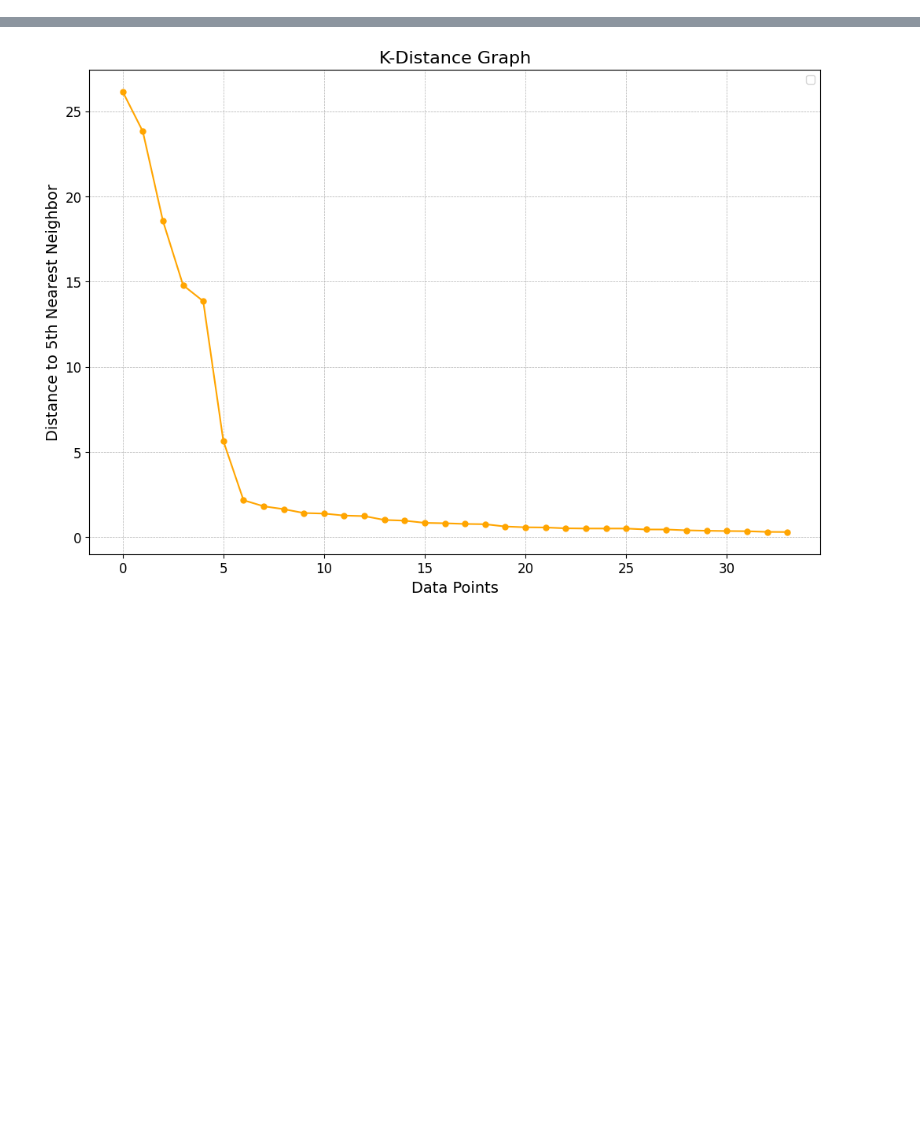
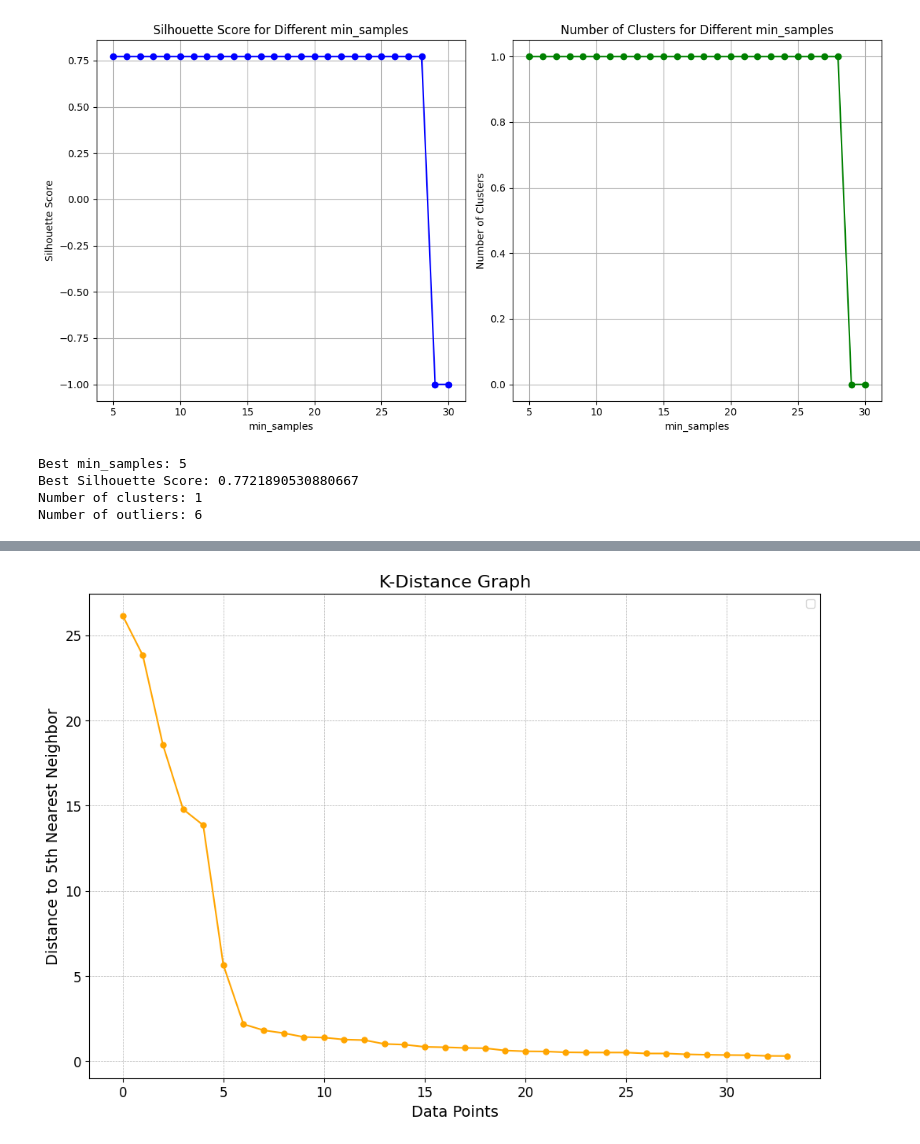
Before and after one commit to XQVWMM/konsumsi-listrik-notebook, a Jupyter notebook: DBSCAN.ipynb, the cells around one changed output, grey strips where cells are left out. Cells and saved outputs as stored; diff of their text form; code cells hidden in the pictures; blank space fills up the shorter version.

```diff
--- a/DBSCAN.ipynb
+++ b/DBSCAN.ipynb
@@ -9,0 +45,61 @@ data = pd.read_csv('../DATASET/Hasil_Gabungan.csv')
+# %%
+dataS = data[featuress]
+scaler = RobustScaler()
+scaled_features = scaler.fit_transform(dataS)
+
+def analyze_min_samples(X, eps=6, min_samples_range=range(5, 31)):
+    silhouette_scores = []
+    num_clusters_list = []
+    num_outliers_list = []
+
+    for min_samples in min_samples_range:
+        model = DBSCAN(eps=eps, min_samples=min_samples)
+        labels = model.fit_predict(X)
+
+        if len(set(labels)) > 1:
+            score = silhouette_score(X, labels)
+        else:
+            score = -1
+
+        num_clusters = len(set(labels)) - (1 if -1 in labels else 0)
+        num_outliers = list(labels).count(-1)
+
+        silhouette_scores.append(score)
+        num_clusters_list.append(num_clusters)
+        num_outliers_list.append(num_outliers)
+
+    plt.figure(figsize=(12, 6))
+
+    plt.subplot(1, 2, 1)
+    plt.plot(min_samples_range, silhouette_scores, marker='o', color='b', label="Silhouette Score")
+    plt.xlabel('min_samples')
+    plt.ylabel('Silhouette Score')
+    plt.title('Silhouette Score for Different min_samples')
+    plt.grid(True)
+
+    plt.subplot(1, 2, 2)
+    plt.plot(min_samples_range, num_clusters_list, marker='o', color='g', label="Number of Clusters")
+    plt.xlabel('min_samples')
+    plt.ylabel('Number of Clusters')
+    plt.title('Number of Clusters for Different min_samples')
+    plt.grid(True)
+
+    plt.tight_layout()
+    plt.show()
+
+    best_score_idx = np.argmax(silhouette_scores)
+    best_min_samples = min_samples_range[best_score_idx]
+    best_score = silhouette_scores[best_score_idx]
+
+    print(f"Best min_samples: {best_min_samples}")
+    print(f"Best Silhouette Score: {best_score}")
+    print(f"Number of clusters: {num_clusters_list[best_score_idx]}")
+    print(f"Number of outliers: {num_outliers_list[best_score_idx]}")
+
+analyze_min_samples(scaled_features, eps=6)
+# %% [output]
+[figure, added]
+Best min_samples: 5
+Best Silhouette Score: 0.7721890530880667
+Number of clusters: 1
+Number of outliers: 6
```
Also changed, not shown: parts of 4 cells of this notebook, 4 other files.
